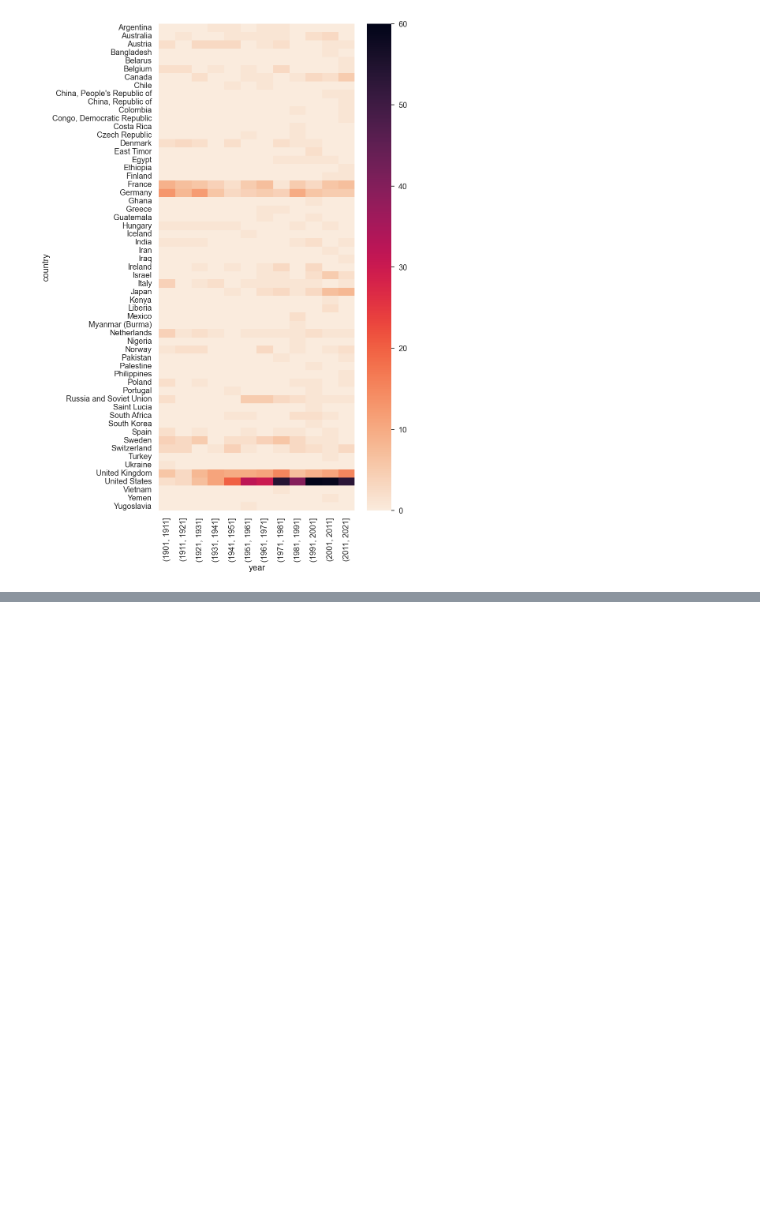
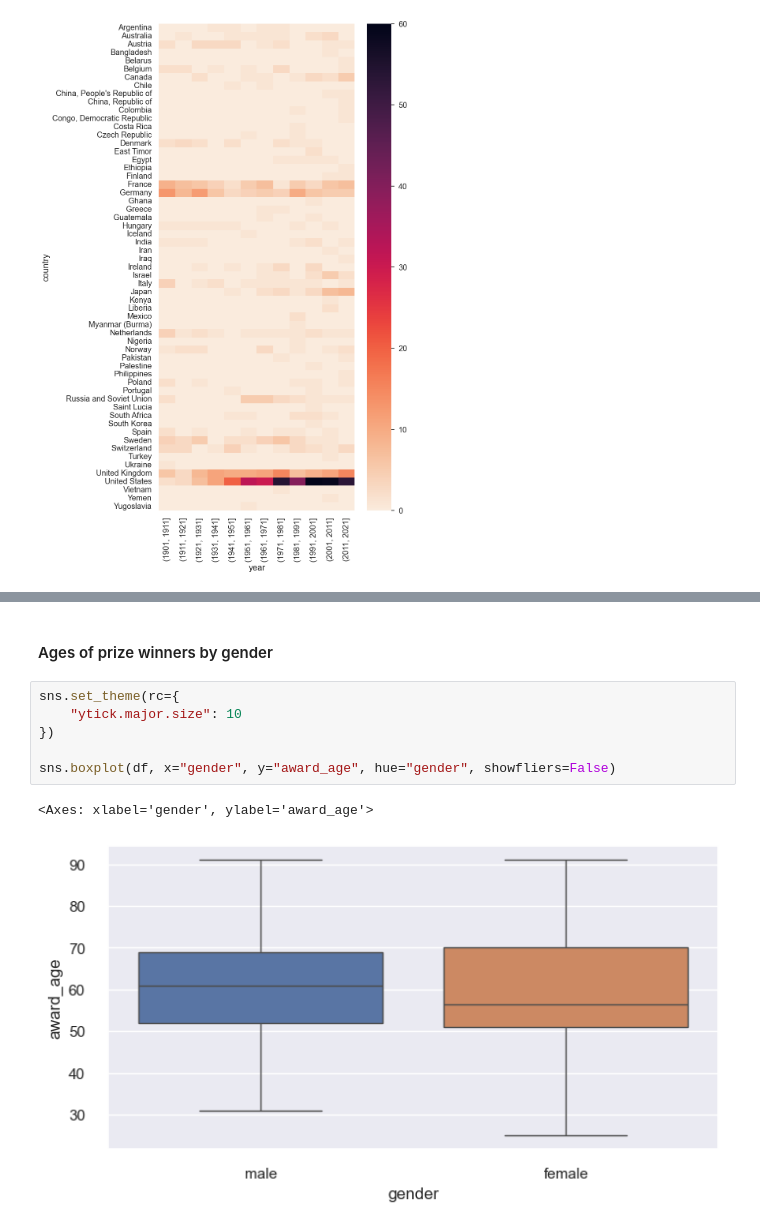
Before and after one commit to MSulSal/nobel-data-exploration, a Jupyter notebook: Nobel Winners Data Exploration.ipynb, the cells around one changed output, grey strips where cells are left out. Saved outputs shown, nothing was run; the diff lists cells and outputs as text; blank space fills up the shorter version.

```diff
--- a/Nobel Winners Data Exploration.ipynb
+++ b/Nobel Winners Data Exploration.ipynb
@@ -382,0 +401,11 @@ sns.heatmap(by_year_nat_binned, cmap="rocket_r")
+# %% [markdown]
+#### Ages of prize winners by gender
+# %%
+sns.set_theme(rc={
+    "ytick.major.size": 10
+})
+
+sns.boxplot(df, x="gender", y="award_age", hue="gender", showfliers=False)
+# %% [output]
+<Axes: xlabel='gender', ylabel='award_age'>
+[figure, added]
```
Also changed, not shown: parts of 23 cells of this notebook.
